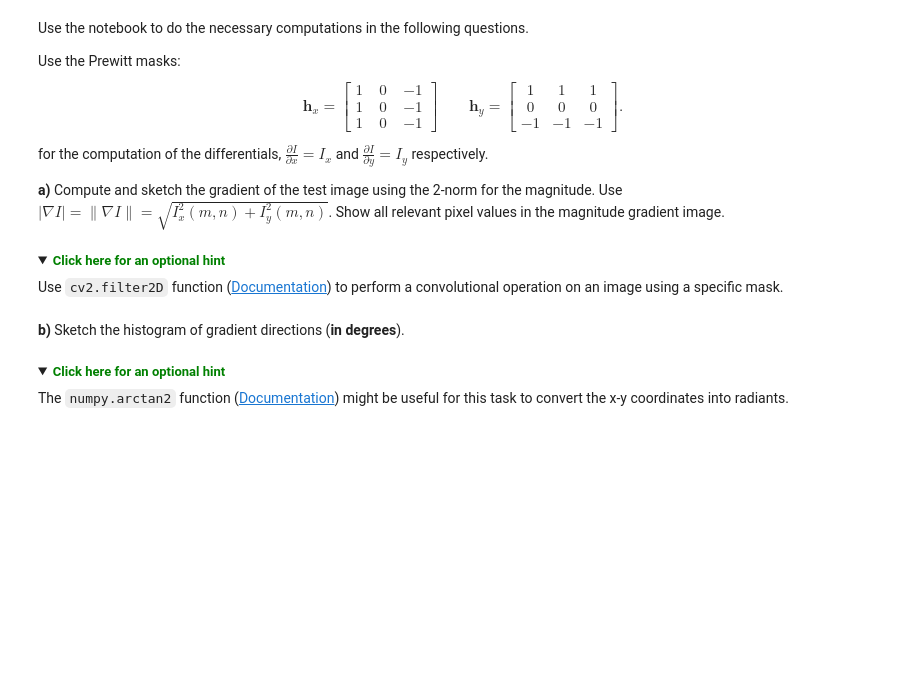
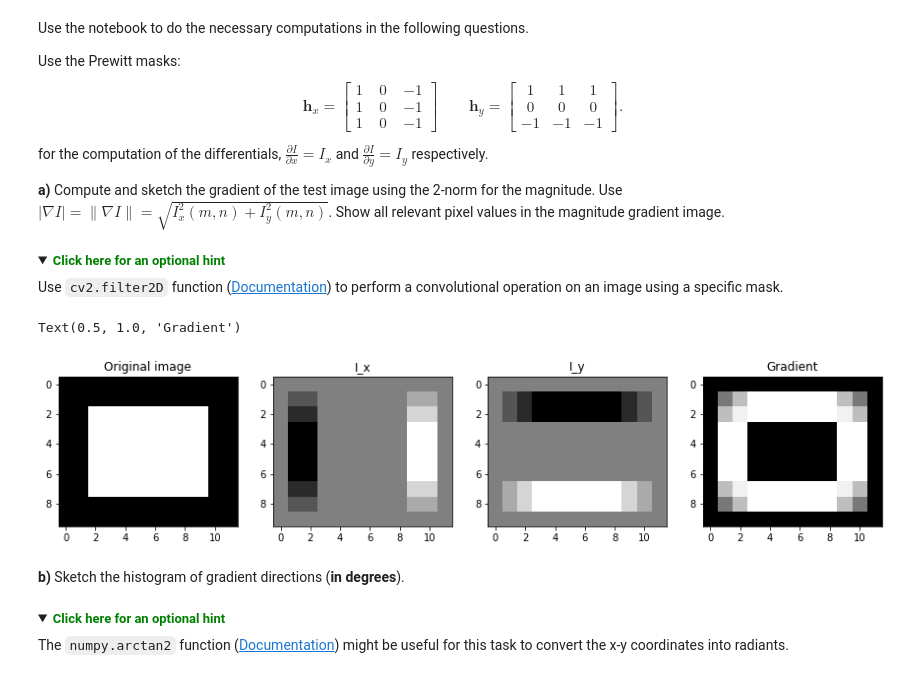
Before and after one commit to YohannesDK/ELE510, a Jupyter notebook: Lab4/LABexc4-ELE510-2022.ipynb, the cells around one changed output. Drawn from its saved outputs; the diff is of its cells as text; code cells hidden in the pictures; folded sections open; blank space fills up the shorter version.

```diff
--- a/Lab4/LABexc4-ELE510-2022.ipynb
+++ b/Lab4/LABexc4-ELE510-2022.ipynb
@@ -172,3 +368,25 @@ import cv2
+# %%
+# Answer goes here
+Rect, I = np.ones((6, 8)), np.zeros((10, 12))
+I[2:8, 2:10] = Rect
+
+# Define the kernel
+kernelx, kernely = np.array([[1,0,-1],[1,0,-1],[1,0,-1]]), np.array([[1,1,1],[0,0,0],[-1,-1,-1]])
+I_x, I_y = cv2.filter2D(I, -1, kernelx), cv2.filter2D(I, -1, kernely)
+gradient_i = np.sqrt(I_x**2 + I_y**2)
+
+fig, ax = plt.subplots(1, 4, figsize=(15, 10))
+ax[0].imshow(I, cmap='gray')
+ax[0].set_title('Original image')
+ax[1].imshow(I_x, cmap='gray')
+ax[1].set_title('I_x')
+ax[2].imshow(I_y, cmap='gray')
+ax[2].set_title('I_y')
+ax[3].imshow(gradient_i, cmap='gray')
+ax[3].set_title('Gradient')
+# %% [output]
+Text(0.5, 1.0, 'Gradient')
+[figure, added]
 # %% [markdown]
 
 **b)** Sketch the histogram of gradient directions (**in degrees**).
```
Also changed, not shown: parts of 28 cells of this notebook, 15 other files.
